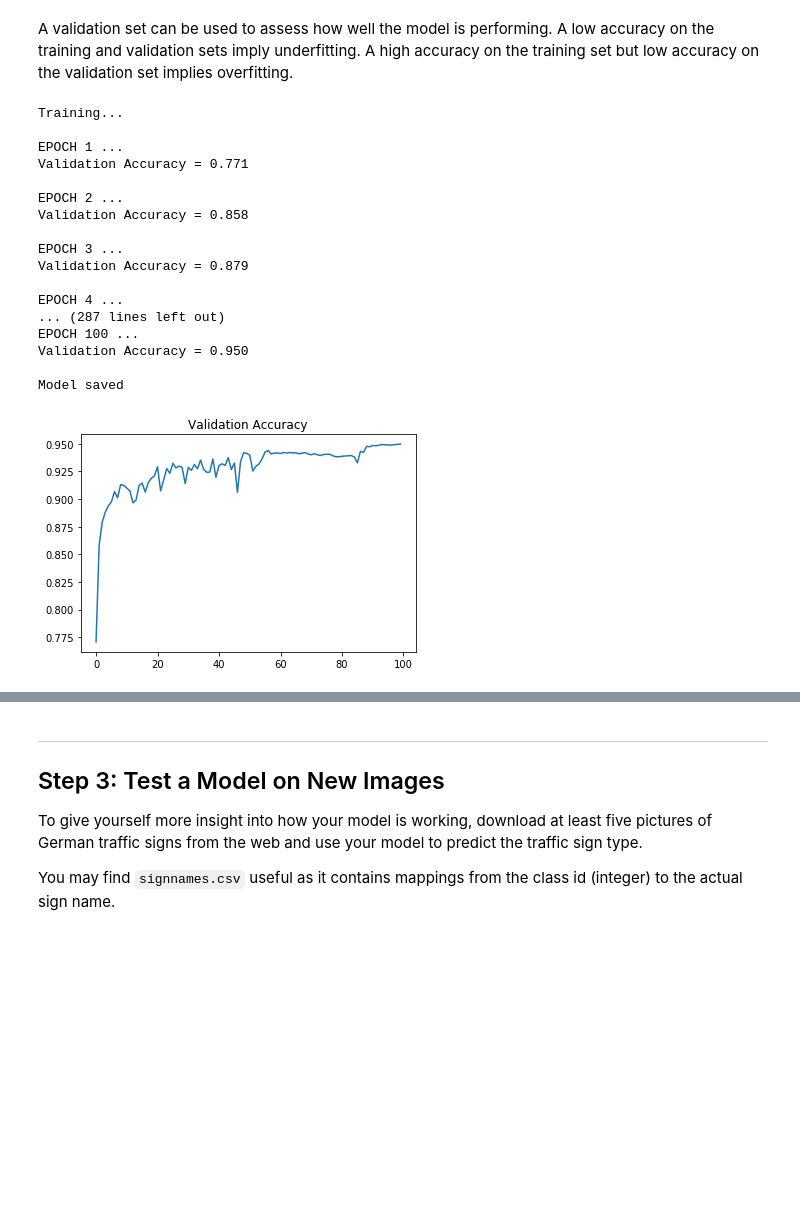
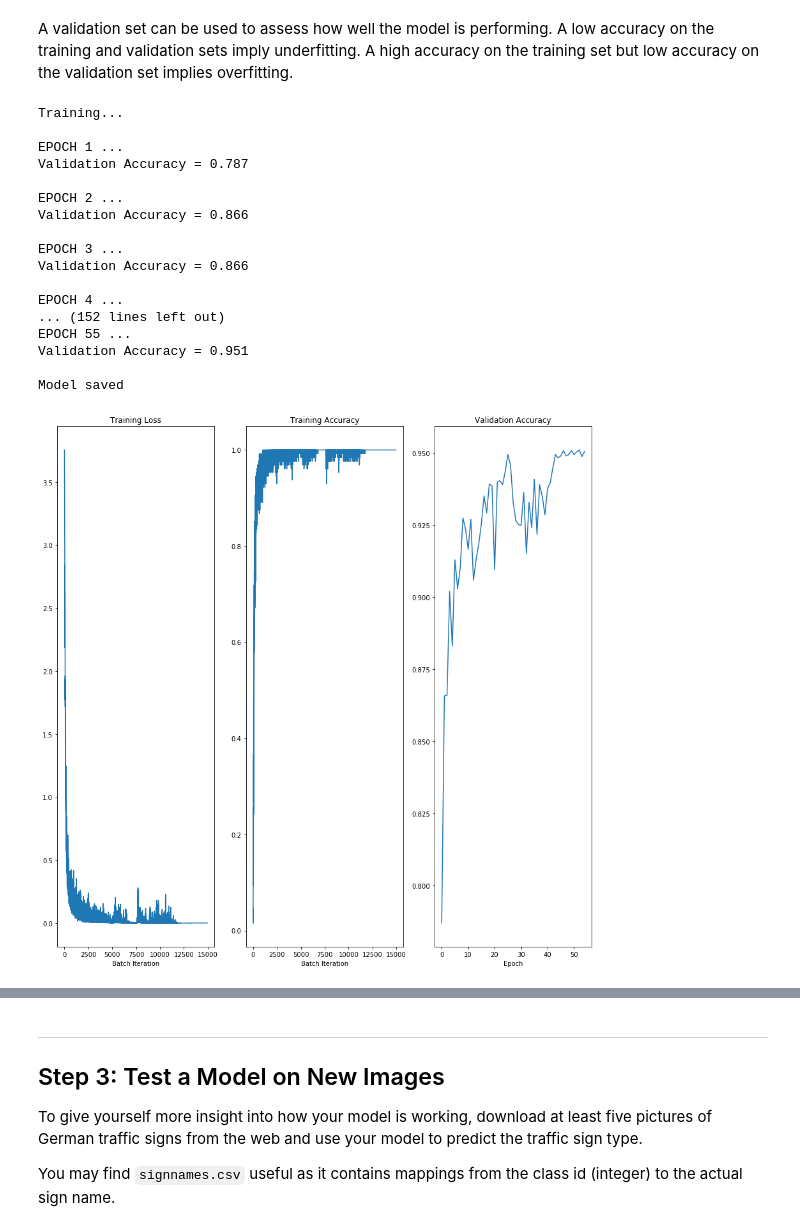
Before and after one commit to Cpruce/SDC-TrafficSigns, a Jupyter notebook: Traffic_Sign_Classifier.ipynb, the cells around one changed output, grey strips where cells are left out. Cells and saved outputs as stored; diff of their text form; code cells hidden in the pictures; blank space fills up the shorter version.

```diff
--- a/Traffic_Sign_Classifier.ipynb
+++ b/Traffic_Sign_Classifier.ipynb
@@ -130,7 +133,7 @@ for sample, label in zip(X_train, y_train):
     if label not in class_samples:
         class_samples[label] = sample
 # %%
-signnames_file = '/Users/cory/Udacity/SDC/SDC-TrafficSigns/CarND-Traffic-Sign-Classifier-Project/signnames.csv'
+signnames_file = './signnames.csv'
 signnames_dict = pd.read_csv(signnames_file).set_index("ClassId").to_dict()['SignName']
 f, axarr = plt.subplots(6, 8,figsize=(25,25))
 for i, label in enumerate(sorted(class_samples)):
@@ -184,7 +187,7 @@ X_test  = (X_test  - C)/C
 ### Feel free to use as many code cells as needed.
 import tensorflow as tf
 
-EPOCHS = 100
+EPOCHS = 55 #100
 BATCH_SIZE = 128
 
 from tensorflow.contrib.layers import flatten
@@ -195,23 +198,23 @@ def LeNet(x):
     sigma = 0.1
 
     # SOLUTION: Layer 1: Convolutional. Input = 32x32x3. Output = 28x28x6.
-    conv1_W = tf.Variable(tf.truncated_normal(shape=(5, 5, 3, 6), mean = mu, stddev = sigma))
+    conv1_W = tf.Variable(tf.truncated_normal(shape=(5, 5, 3, 6), mean = mu, stddev = sigma), name='conv1_W')
     conv1_b = tf.Variable(tf.zeros(6))
     conv1   = tf.nn.conv2d(x, conv1_W, strides=[1, 1, 1, 1], padding='VALID') + conv1_b
 
     # SOLUTION: Activation.
-    conv1 = tf.nn.relu(conv1)
+    conv1 = tf.nn.relu(conv1, name='conv1')
 
     # SOLUTION: Pooling. Input = 28x28x6. Output = 14x14x6.
     conv1 = tf.nn.max_pool(conv1, ksize=[1, 2, 2, 1], strides=[1, 2, 2, 1], padding='VALID')
 
     # SOLUTION: Layer 2: Convolutional. Output = 10x10x16.
-    conv2_W = tf.Variable(tf.truncated_normal(shape=(5, 5, 6, 16), mean = mu, stddev = sigma))
+    conv2_W = tf.Variable(tf.truncated_normal(shape=(5, 5, 6, 16), mean = mu, stddev = sigma), name='conv2_W')
     conv2_b = tf.Variable(tf.zeros(16))
     conv2   = tf.nn.conv2d(conv1, conv2_W, strides=[1, 1, 1, 1], padding='VALID') + conv2_b
 
     # SOLUTION: Activation.
-    conv2 = tf.nn.relu(conv2)
+    conv2 = tf.nn.relu(conv2, name='conv2')
 
     # SOLUTION: Pooling. Input = 10x10x16. Output = 5x5x16.
     conv2 = tf.nn.max_pool(conv2, ksize=[1, 2, 2, 1], strides=[1, 2, 2, 1], padding='VALID')
@@ -225,7 +228,7 @@ def LeNet(x):
     fc1   = tf.matmul(fc0, fc1_W) + fc1_b
 
     # SOLUTION: Activation.
-    fc1    = tf.nn.relu(fc1)
+    fc1    = tf.nn.relu(fc1, name='fc1')
 
     # SOLUTION: Layer 4: Fully Connected. Input = 120. Output = 84.
     fc2_W  = tf.Variable(tf.truncated_normal(shape=(120, 84), mean = mu, stddev = sigma))
@@ -233,10 +236,10 @@ def LeNet(x):
     fc2    = tf.matmul(fc1, fc2_W) + fc2_b
 
     # SOLUTION: Activation.
-    fc2    = tf.nn.relu(fc2)
+    fc2    = tf.nn.relu(fc2, name='fc2')
 
     # SOLUTION: Layer 5: Fully Connected. Input = 84. Output = 43.
-    fc3_W  = tf.Variable(tf.truncated_normal(shape=(84, 43), mean = mu, stddev = sigma))
+    fc3_W  = tf.Variable(tf.truncated_normal(shape=(84, 43), mean = mu, stddev = sigma), name='fc3_W')
     fc3_b  = tf.Variable(tf.zeros(43))
     logits = tf.matmul(fc2, fc3_W) + fc3_b
 
@@ -279,7 +284,7 @@ def evaluate(X_data, y_data):
     return total_accuracy / num_examples
 # %%
 from sklearn.utils import shuffle
-train_accs, valid_accs = [], []
+train_accs, valid_accs, losses = [], [], []
 with tf.Session() as sess:
     sess.run(tf.global_variables_initializer())
     num_examples = len(X_train)
@@ -287,46 +292,55 @@ with tf.Session() as sess:
     print("Training...")
     print()
     for i in range(EPOCHS):
         X_train, y_train = shuffle(X_train, y_train)
         for offset in range(0, num_examples, BATCH_SIZE):
             end = offset + BATCH_SIZE
             batch_x, batch_y = X_train[offset:end], y_train[offset:end]
-            logits = sess.run(training_operation, feed_dict={x: batch_x, y: batch_y})
-            #train_acc = len([1 for x, y in zip(logits, batch_y) if x == y])/
-
-            #losses.append(loss)
+            res = sess.run([training_operation, accuracy_operation, loss_operation], feed_dict={x: batch_x, y: batch_y})
+            accuracy = res[1]
+            loss = res[2]
+            losses.append(loss)
+            train_accs.append(accuracy)
 
         validation_accuracy = evaluate(X_valid, y_valid)
         print("EPOCH {} ...".format(i+1))
         print("Validation Accuracy = {:.3f}".format(validation_accuracy))
         print()
         valid_accs.append(validation_accuracy)
 
     saver.save(sess, './lenet')
     print("Model saved")
 
-plt.plot(valid_accs)
-plt.title('Validation Accuracy')
+f, (ax1, ax2, ax3) = plt.subplots(1, 3,figsize=(15,15))
+ax1.plot(losses)
+ax1.set_title('Training Loss')
+ax1.set_xlabel('Batch Iteration')
+ax2.plot(train_accs)
+ax2.set_title('Training Accuracy')
+ax2.set_xlabel('Batch Iteration')
+ax3.plot(valid_accs)
+ax3.set_title('Validation Accuracy')
+ax3.set_xlabel('Epoch')
 plt.show()
 # %% [output]
 Training...
 
 EPOCH 1 ...
-Validation Accuracy = 0.771
+Validation Accuracy = 0.787
 
 EPOCH 2 ...
-Validation Accuracy = 0.858
+Validation Accuracy = 0.866
 
 EPOCH 3 ...
-Validation Accuracy = 0.879
+Validation Accuracy = 0.866
 
 EPOCH 4 ...
-... (287 lines left out)
-EPOCH 100 ...
-Validation Accuracy = 0.950
+... (152 lines left out)
+EPOCH 55 ...
+Validation Accuracy = 0.951
 
 Model saved
-[figure, old version]
+[figure, new version]
 # %%
 ### Load the images and plot them here.
 ### Feel free to use as many code cells as needed.
```
Also changed, not shown: parts of 10 cells of this notebook, 6 other files.
